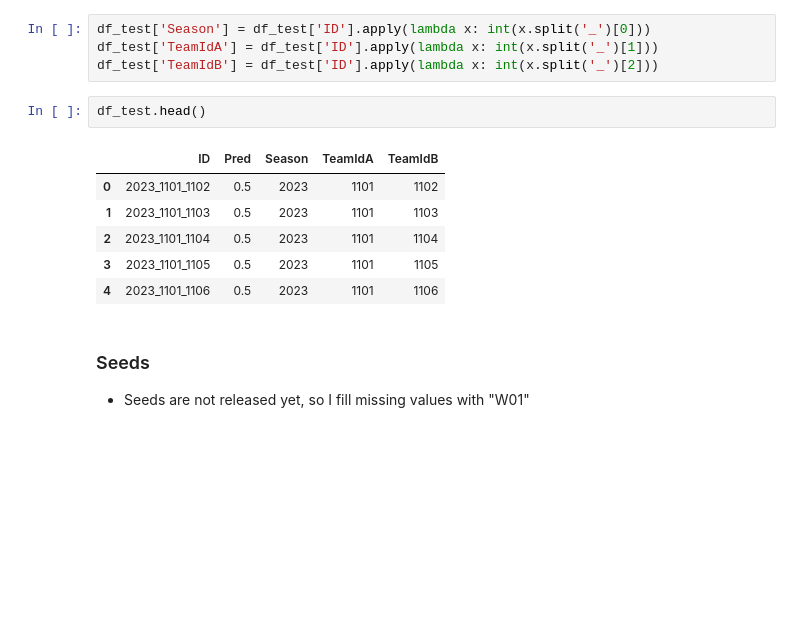
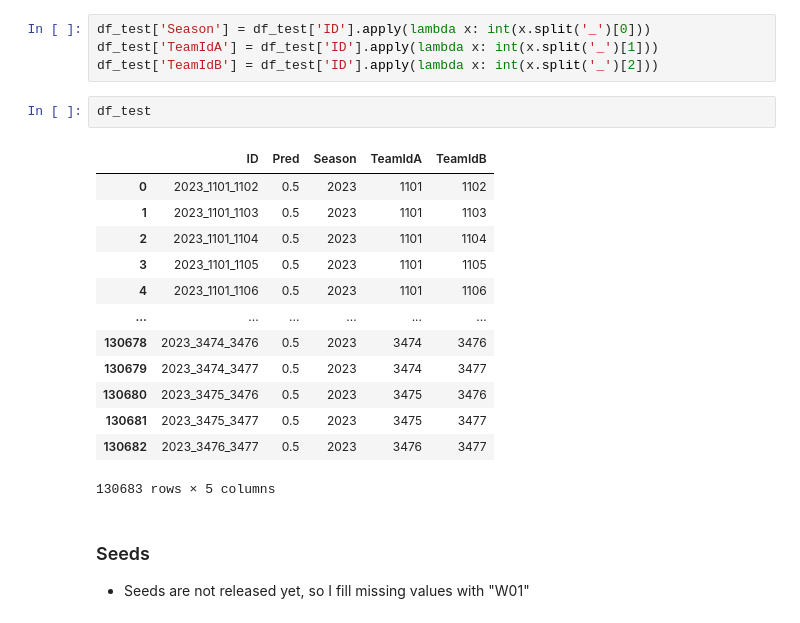
Before and after one commit to YTW0415/Kaggle_Basketball, a Jupyter notebook: Kaggle_basket_20230301.ipynb, the cells around one changed output. Saved outputs shown, nothing was run; the diff lists cells and outputs as text; blank space fills up the shorter version.

```diff
--- a/Kaggle_basket_20230301.ipynb
+++ b/Kaggle_basket_20230301.ipynb
@@ -347,14 +441,21 @@ df_test['Season'] = df_test['ID'].apply(lambda x: int(x.split('_')[0]))
 df_test['TeamIdA'] = df_test['ID'].apply(lambda x: int(x.split('_')[1]))
 df_test['TeamIdB'] = df_test['ID'].apply(lambda x: int(x.split('_')[2]))
 # %%
-df_test.head()
+df_test
 # %% [output]
 |  | ID | Pred | Season | TeamIdA | TeamIdB |
 | 0 | 2023_1101_1102 | 0.5 | 2023 | 1101 | 1102 |
 | 1 | 2023_1101_1103 | 0.5 | 2023 | 1101 | 1103 |
 | 2 | 2023_1101_1104 | 0.5 | 2023 | 1101 | 1104 |
 | 3 | 2023_1101_1105 | 0.5 | 2023 | 1101 | 1105 |
 | 4 | 2023_1101_1106 | 0.5 | 2023 | 1101 | 1106 |
+| ... | ... | ... | ... | ... | ... |
+| 130678 | 2023_3474_3476 | 0.5 | 2023 | 3474 | 3476 |
+| 130679 | 2023_3474_3477 | 0.5 | 2023 | 3474 | 3477 |
+| 130680 | 2023_3475_3476 | 0.5 | 2023 | 3475 | 3476 |
+| 130681 | 2023_3475_3477 | 0.5 | 2023 | 3475 | 3477 |
+| 130682 | 2023_3476_3477 | 0.5 | 2023 | 3476 | 3477 |
+130683 rows × 5 columns
 # %% [markdown]
 ### Seeds
 - Seeds are not released yet, so I fill missing values with "W01"
```
Also changed, not shown: parts of 38 cells of this notebook.
